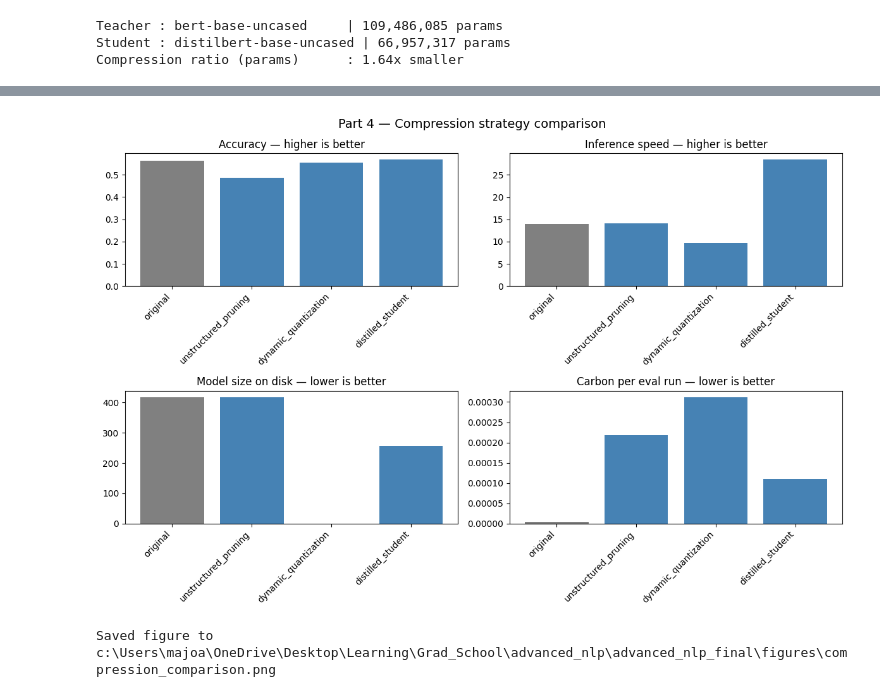
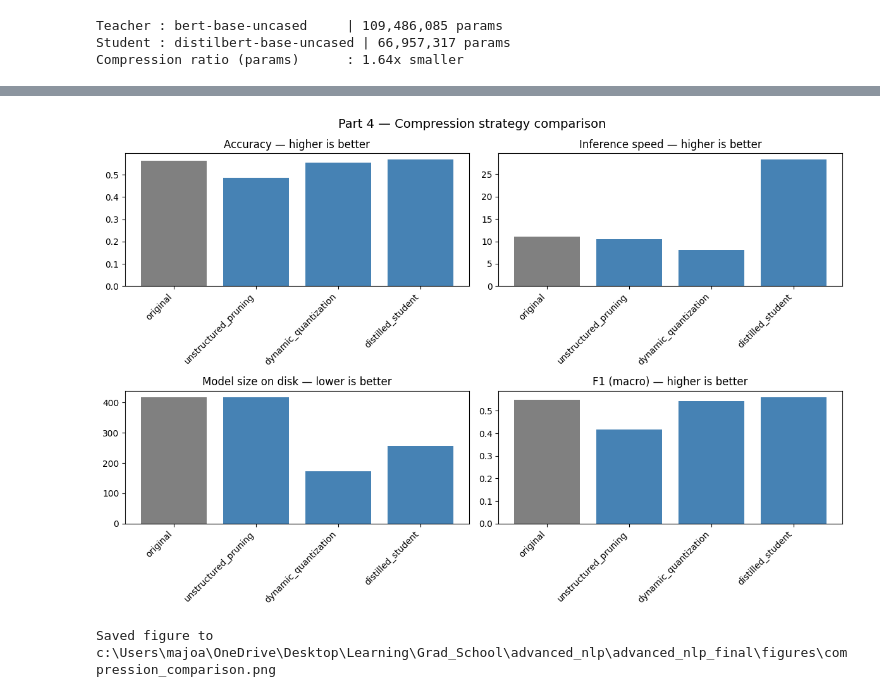
Before and after one commit to majoargote/advanced_nlp_final, a Jupyter notebook: scripts/Part_4_distillation_quantization.ipynb, the cells around one changed output, grey strips where cells are left out. Drawn from its saved outputs; the diff is of its cells as text; code cells hidden in the pictures.

Commit message:
part 4 latest model

```diff
--- a/scripts/Part_4_distillation_quantization.ipynb
+++ b/scripts/Part_4_distillation_quantization.ipynb
@@ -239,25 +274,30 @@ results = {"original": baseline_metrics}
 def count_params(model):
     return sum(p.numel() for p in model.parameters())
 
-def model_size_mb(model):
-    """On-disk size (MB) via save_pretrained; None if the model can't be serialized."""
+def model_size_mb(model): ## updated to show size, before it was failing because previous code couldn't account for anything other than plan `float32` tensors
     tmp = tempfile.mkdtemp()
     try:
-        model.save_pretrained(tmp)
+        try:
+            model.save_pretrained(tmp)          # works for normal HF models
+        except Exception:
+            torch.save(model.state_dict(),       # fallback for quantized models
+                       os.path.join(tmp, "model.pt"))
         total = sum(
             os.path.getsize(os.path.join(root, f))
             for root, _, files in os.walk(tmp) for f in files
         )
         return total / (1024 * 1024)
-    except Exception:
-        return None
     finally:
         shutil.rmtree(tmp, ignore_errors=True)
+
 
 def evaluate_variant(model, name, batch_size=BATCH_SIZE, save=True):
     """Benchmark one model variant on the shared test set and record it."""
     ## same function, same test_ds, same batch size for every variant
     m = measure_inference_metrics(model, test_ds, device=device, batch_size=batch_size)
+    ## stash the per-sample predictions from this pass (reused in Step 14) and drop them from `m`
+    ## so the results JSON stays compact — confusion matrices then need NO second inference pass.
+    capture_preds(name, m)
     m["n_params"] = int(count_params(model))
     m["size_mb"] = model_size_mb(model)          # measured while the model is still alive
     m["n_test_samples"] = len(test_ds)
@@ -717,29 +756,29 @@ Saved table to c:\Users\majoa\OneDrive\Desktop\Learning\Grad_School\advanced_nlp
 # %%
 ## 2x2 bar chart: performance (Accuracy) vs efficiency (speed, size, carbon)
 ## original drawn in grey as the reference; other variants in blue
 methods = comparison_df["Method"].tolist()
 colors  = ["grey" if m == "original" else "steelblue" for m in methods]
 
 panels = [
     ("Accuracy",            "Accuracy — higher is better"),
     ("Speed (samples/sec)", "Inference speed — higher is better"),
     ("Size (MB)",           "Model size on disk — lower is better"),
-    ("CO2 (kg)",            "Carbon per eval run — lower is better"),
+    ("F1 (macro)",            "F1 (macro) — higher is better"),
 ]
 
 fig, axes = plt.subplots(2, 2, figsize=(12, 8))
 for ax, (col, title) in zip(axes.ravel(), panels):
     ax.bar(methods, comparison_df[col], color=colors)
     ax.set_title(title)
     ax.tick_params(axis="x", rotation=45)
     for lbl in ax.get_xticklabels():
         lbl.set_ha("right")
 
 fig.suptitle("Part 4 — Compression strategy comparison", fontsize=14)
 fig.tight_layout()
 fig.savefig(FIGURES_DIR / "compression_comparison.png", dpi=150, bbox_inches="tight")
 plt.show()
 print(f"Saved figure to {FIGURES_DIR / 'compression_comparison.png'}")
 # %% [output]
-[figure, old version]
+[figure, new version]
 Saved figure to c:\Users\majoa\OneDrive\Desktop\Learning\Grad_School\advanced_nlp\advanced_nlp_final\figures\compression_comparison.png
```
Also changed, not shown: parts of 33 cells of this notebook.
